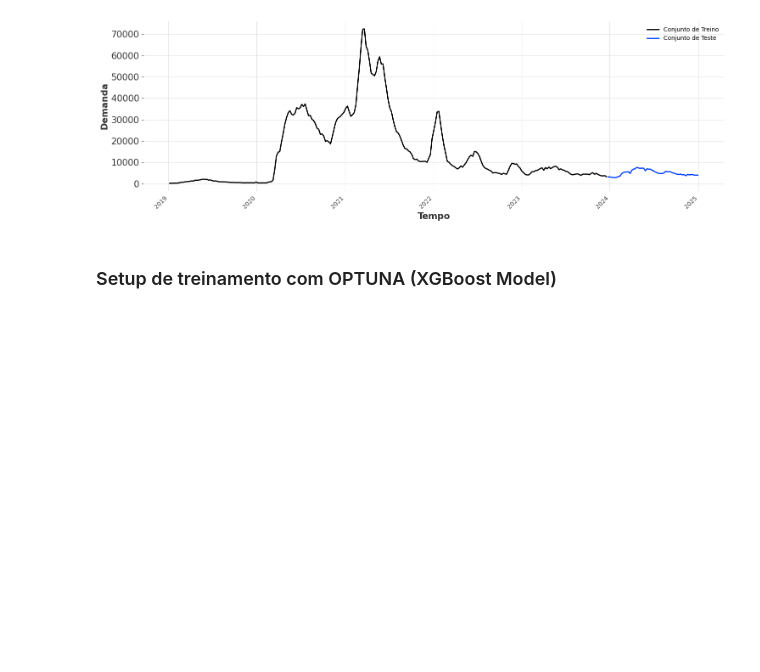
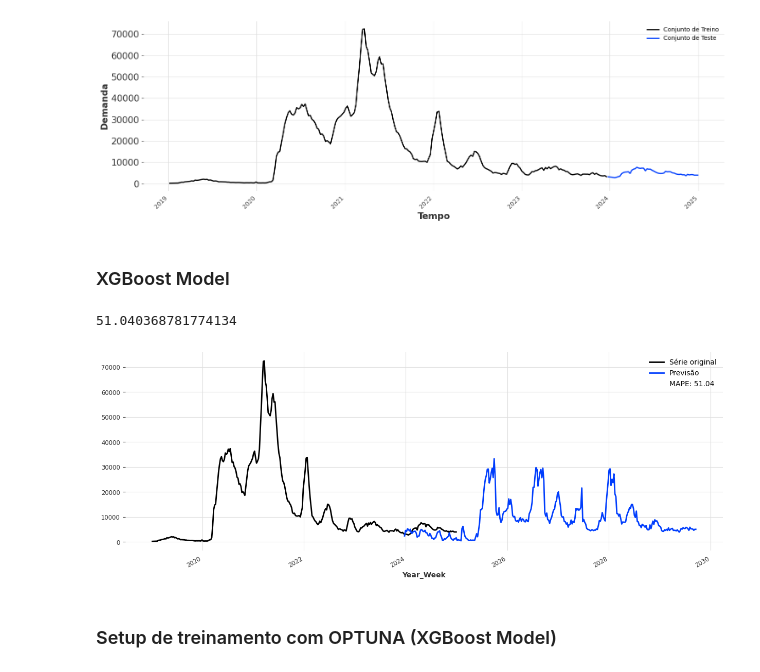
Before and after one commit to Arickjd/matematica-computacional, a Jupyter notebook: Models/XGBOOST/XGBoost_Model.ipynb, the cells around one changed output. Cells and saved outputs as stored; diff of their text form; code cells hidden in the pictures; blank space fills up the shorter version.

```diff
--- a/Models/XGBOOST/XGBoost_Model.ipynb
+++ b/Models/XGBOOST/XGBoost_Model.ipynb
@@ -98,6 +102,12 @@ series_weekly.plot()
 # %% [output]
 <Axes: xlabel='Year_Week'>
 [figure]
+# %%
+import pickle
+
+# Salvando no formato .pkl
+with open("series_weekly_SRAG.pkl", "wb") as f:
+    pickle.dump(series_weekly, f)
 # %% [markdown]
 ### Train Test Split
 # %%
@@ -125,6 +135,9 @@ def train_test_splits(series, train_proportion_list):
     return partitions_dict
 # %%
 train_test_df_weekly = train_test_splits(series_weekly, [0.83])
+
+train_83 = train_test_df_weekly['train'][0]
+test_17 = train_test_df_weekly['test'][0]
 # %% [output]
 Partition 1 - Train size: 259, Test size: 54, Total size: 313
 # %%
@@ -144,5 +157,32 @@ plt.tight_layout()
 plt.show()
 # %% [output]
 [figure]
+# %% [markdown]
+### XGBoost Model
+# %%
+model = XGBModel(
+    lags=24,  # use past 12 values as features
+    output_chunk_length=5
+)
+
+# Fit the model
+model.fit(train_83)
+
+# Predict next 24 weeks
+prediction = model.predict(n=300)
+# %%
+mape_pred = mape(test_17 ,prediction)
+mape_pred
+# %% [output]
+51.040368781774134
+# %%
+fig = plt.figure(figsize=(15,5))
+series_weekly.plot(label='Série original')
+prediction.plot(label='Previsão')
+plt.plot([],[],' ',label=f'MAPE: {round(mape_pred,2)}')
+plt.legend()
+plt.show()
+# %% [output]
+[figure, added]
 # %% [markdown]
 ### Setup de treinamento com OPTUNA (XGBoost Model)
```
Also changed, not shown: parts of 8 cells of this notebook, 2 other files.
